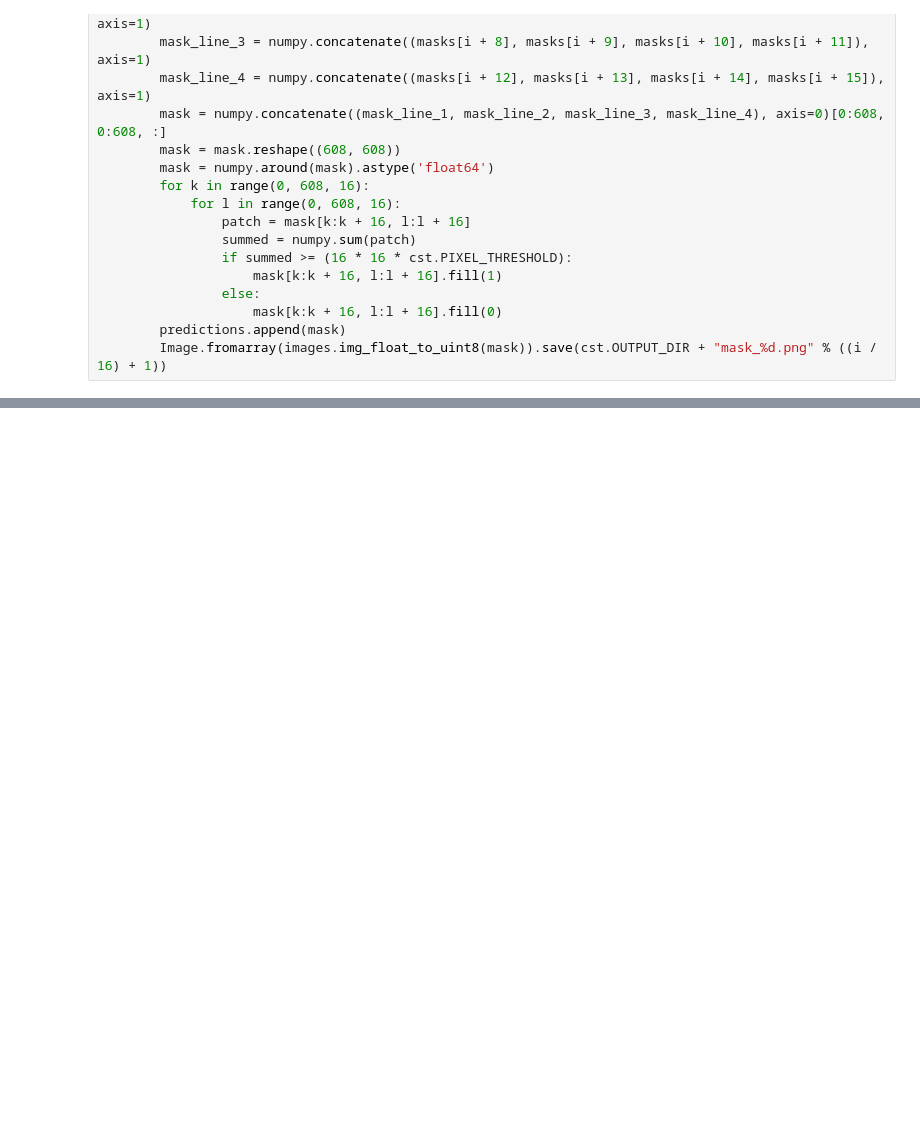
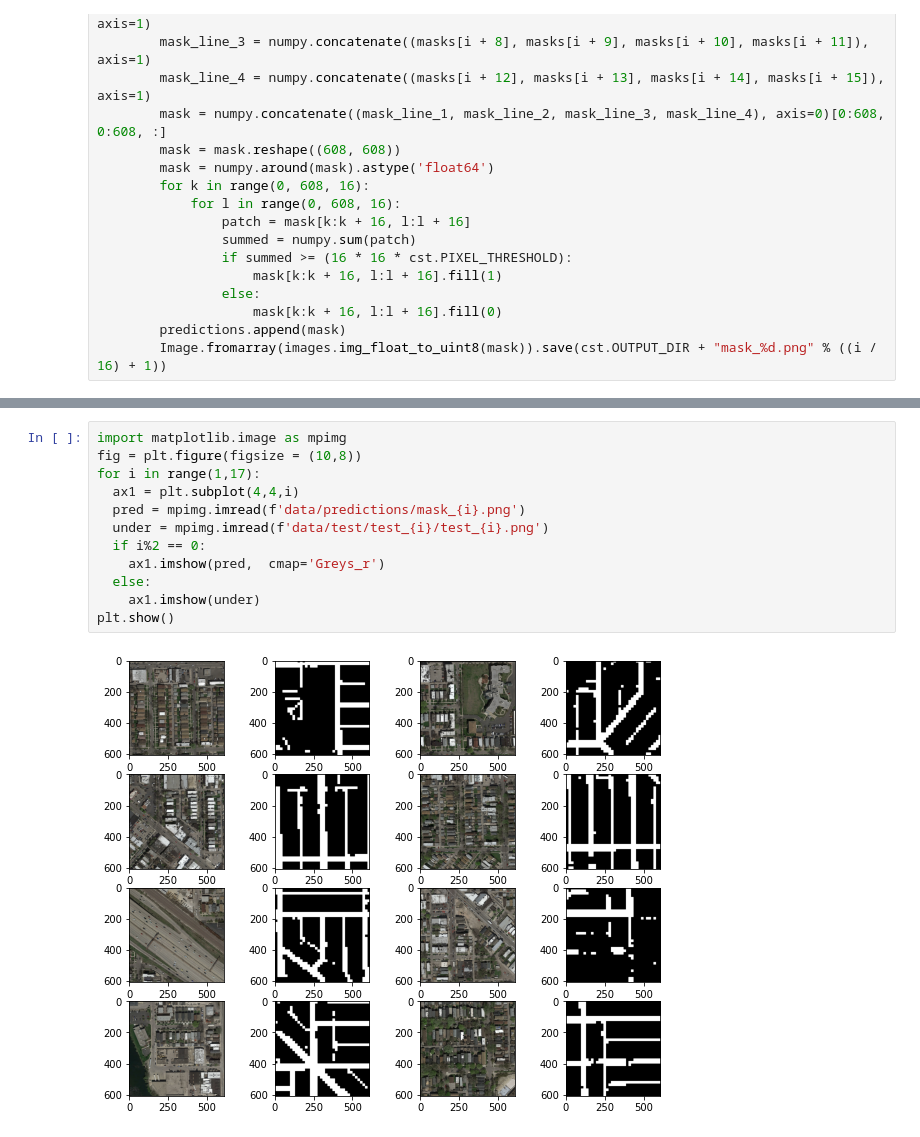
Before and after one commit to marvande/ML_Project_2, a Jupyter notebook: colab/colab.ipynb, the cells around one changed output, grey strips where cells are left out. Drawn from its saved outputs; the diff is of its cells as text; blank space fills up the shorter version.

```diff
--- a/colab/colab.ipynb
+++ b/colab/colab.ipynb
@@ -179,0 +327,14 @@ submission_maker.masks_to_submission(submission_filename, *image_filenames)
+# %%
+import matplotlib.image as mpimg
+fig = plt.figure(figsize = (10,8))
+for i in range(1,17):
+  ax1 = plt.subplot(4,4,i)
+  pred = mpimg.imread(f'data/predictions/mask_{i}.png')
+  under = mpimg.imread(f'data/test/test_{i}/test_{i}.png')
+  if i%2 == 0:
+    ax1.imshow(pred,  cmap='Greys_r')
+  else:
+    ax1.imshow(under)
+plt.show()
+# %% [output]
+[figure, added]
```
Also changed, not shown: parts of 14 cells of this notebook, 2 other files.
